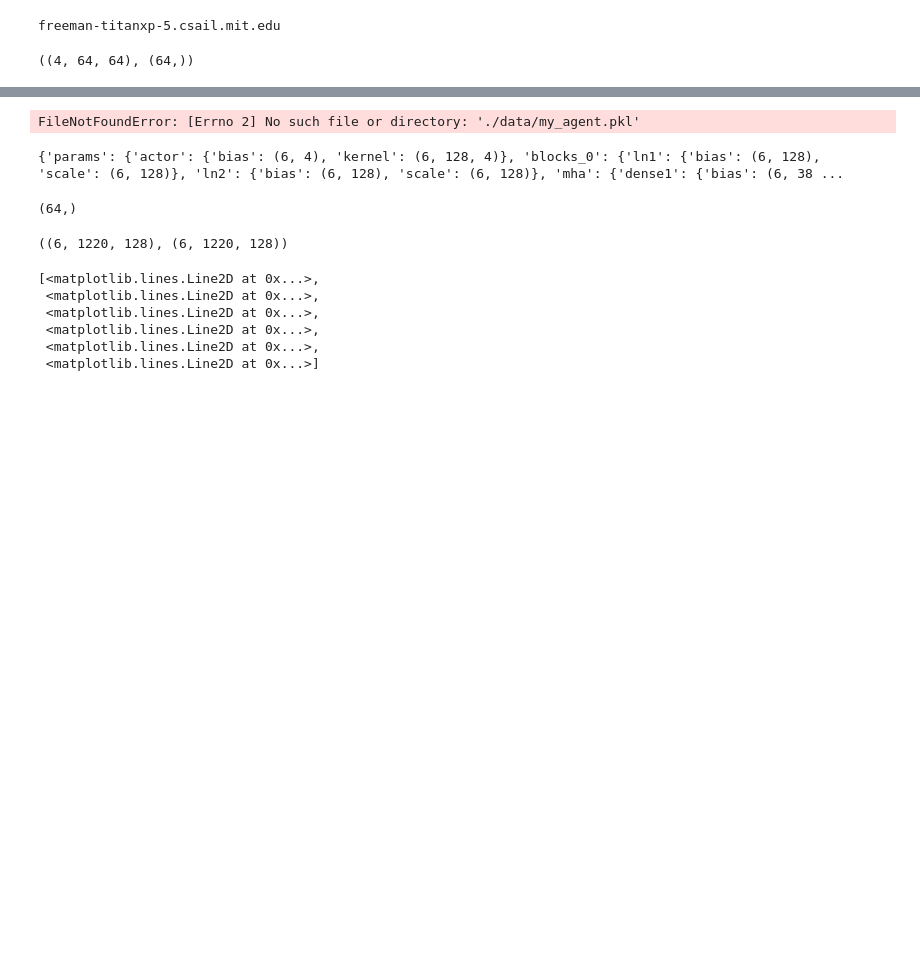
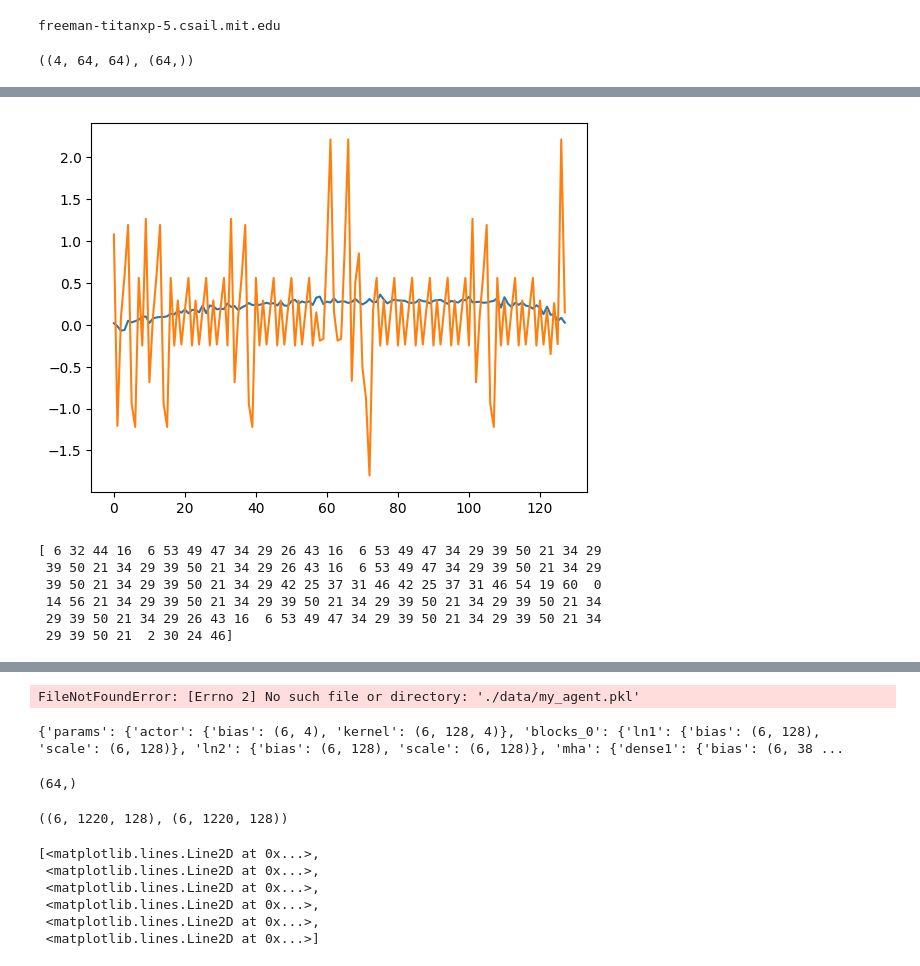
Before and after one commit to akarshkumar0101/synthetic-mdps, a Jupyter notebook: src/viz_env.ipynb, the cells around one changed output, grey strips where cells are left out. Cells and saved outputs as stored; diff of their text form; code cells hidden in the pictures; blank space fills up the shorter version.

```diff
--- a/src/viz_env.ipynb
+++ b/src/viz_env.ipynb
@@ -78,0 +94,53 @@ nx.draw(G, with_labels=True, node_color=rew_01, pos=pos)
+# %%
+def _env_step(runner_state, _):
+    env_params, env_state, agent_params, agent_state, (obs, act_p, rew_p), rng = runner_state
+
+    forward_recurrent = jax.vmap(partial(agent.apply, method=agent.forward_recurrent), in_axes=(None, 0, 0))
+    agent_state_n, (logits, value) = forward_recurrent(agent_params, agent_state, (obs, act_p, rew_p))
+
+    rng, _rng = jax.random.split(rng)
+    pi = distrax.Categorical(logits=logits)
+    act = pi.sample(seed=_rng)
+    log_prob = pi.log_prob(act)
+
+    # STEP ENV
+    rng, _rng = jax.random.split(rng)
+    _rng = jax.random.split(_rng, n_envs)
+    obs_n, env_state_n, rew, done, info = jax.vmap(env.step, in_axes=(0, 0, 0, 0))(_rng, env_state, act, env_params)
+    runner_state = (env_params, env_state_n, agent_params, agent_state_n, (obs_n, act, rew), rng)
+    transition = dict(obs=obs, act=act, rew=rew, done=done, info=info,
+                      act_p=act_p, rew_p=rew_p,
+                      logits=logits, log_prob=log_prob, val=value,
+                      env_state=env_state)
+    return runner_state, transition
+
+
+rng = jax.random.PRNGKey(0)
+rng, _rng = split(rng)
+env_params = jax.vmap(env.sample_params)(split(_rng, n_envs))
+
+rng, _rng = split(rng)
+obs, env_state = jax.vmap(env.reset)(split(_rng, n_envs), env_params)
+act, rew = jnp.zeros((n_envs,), dtype=jnp.int32), jnp.zeros((n_envs,))
+
+rng, _rng = split(rng)
+agent_state = jax.vmap(agent.get_init_state)(split(_rng, n_envs))
+
+carry = (env_params, env_state, agent_params_trained, agent_state, (obs, act, rew), rng)
+carry, buffer = jax.lax.scan(_env_step, carry, jnp.arange(128), )
+# %%
+rews = buffer['rew']
+states = buffer['env_state'].env_state['env_state']
+plt.plot(rews.mean(axis=-1))
+i = 14
+plt.plot(rews[:, i])
+plt.show()
+print(states[:, i])
+# %% [output]
+[figure, added]
+[ 6 32 44 16  6 53 49 47 34 29 26 43 16  6 53 49 47 34 29 39 50 21 34 29
+ 39 50 21 34 29 39 50 21 34 29 26 43 16  6 53 49 47 34 29 39 50 21 34 29
+ 39 50 21 34 29 39 50 21 34 29 42 25 37 31 46 42 25 37 31 46 54 19 60  0
+ 14 56 21 34 29 39 50 21 34 29 39 50 21 34 29 39 50 21 34 29 39 50 21 34
+ 29 39 50 21 34 29 26 43 16  6 53 49 47 34 29 39 50 21 34 29 39 50 21 34
+ 29 39 50 21  2 30 24 46]
```
Also changed, not shown: parts of 8 cells of this notebook, 16 other files.
